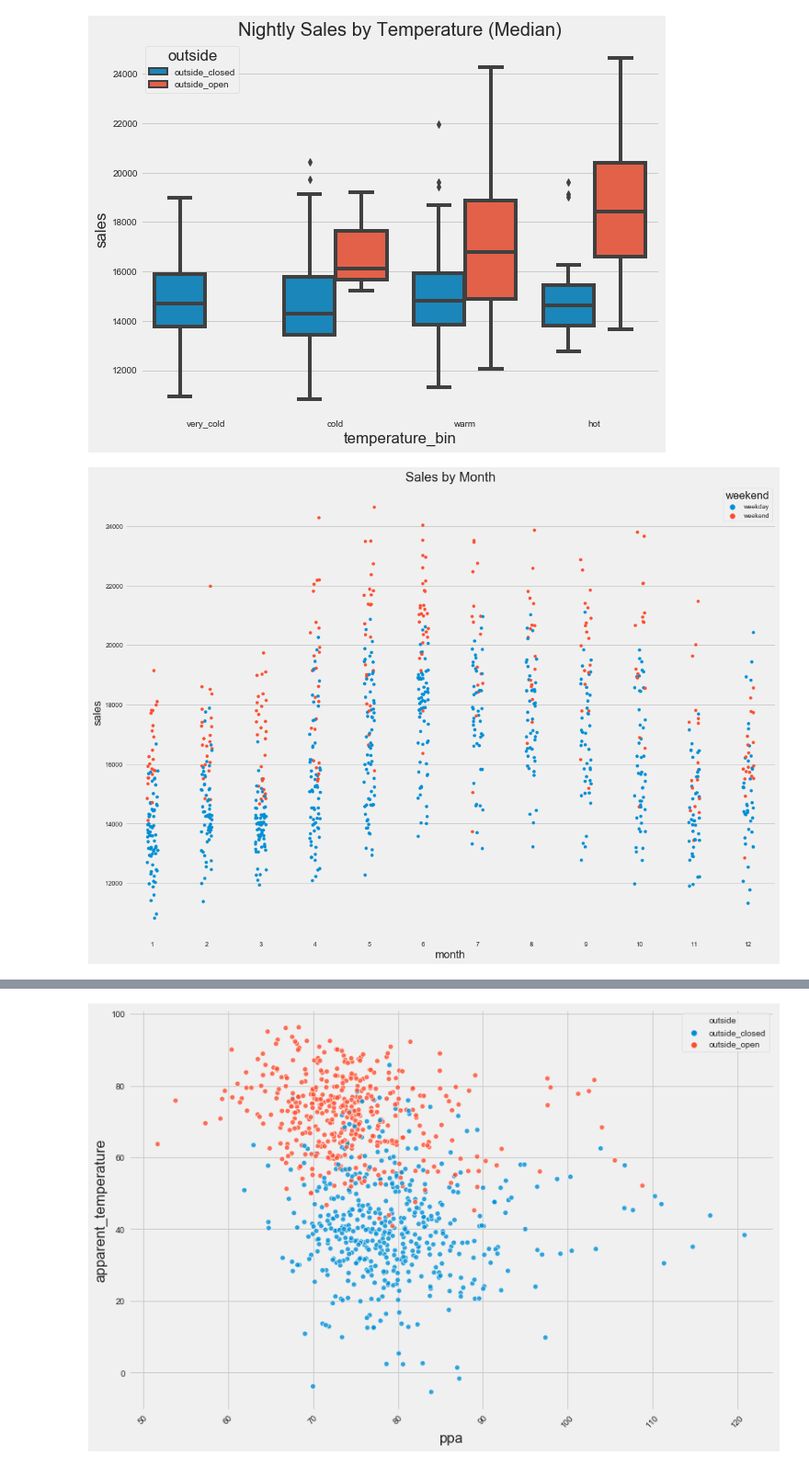
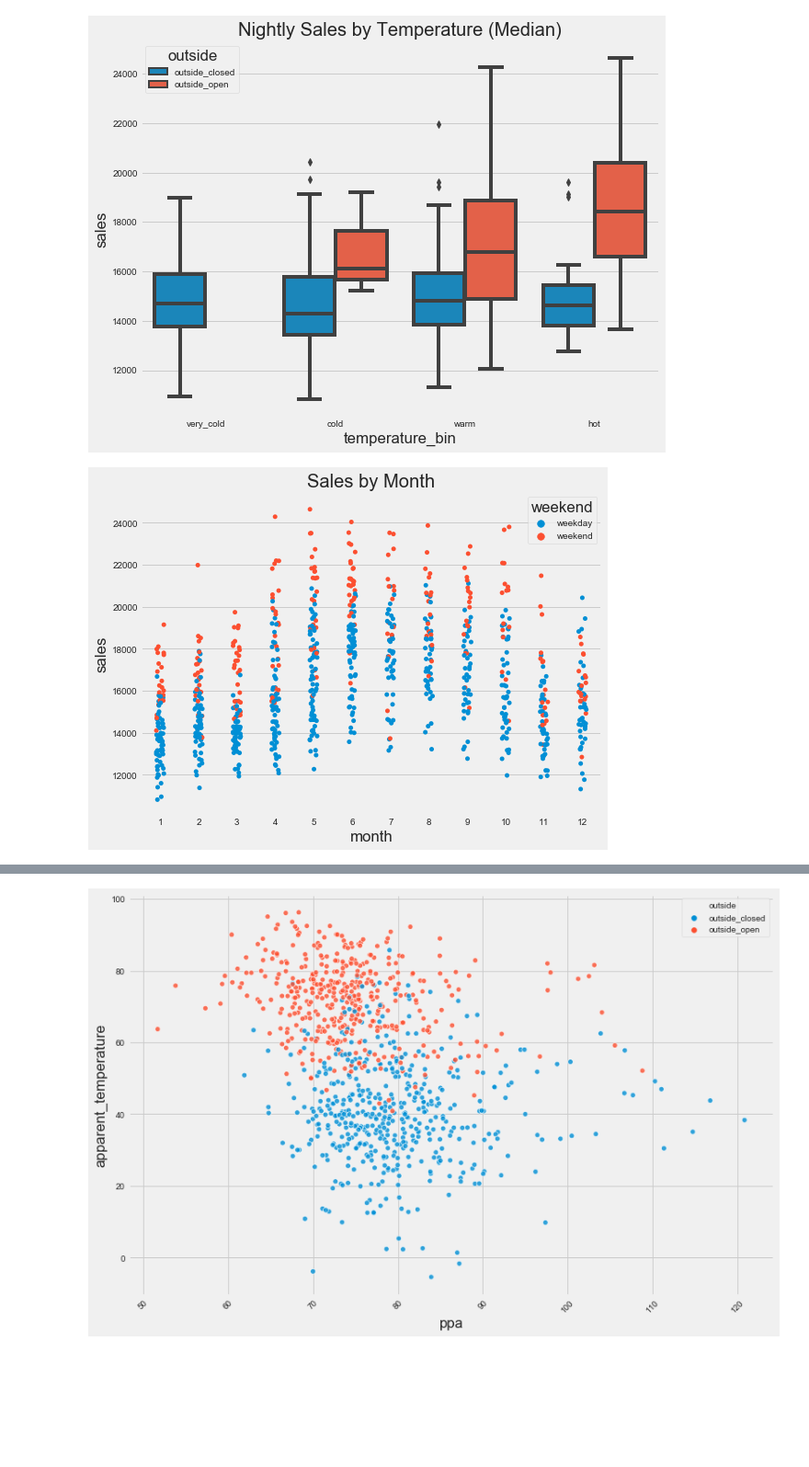
Before and after one commit to maks-p/restaurant_sales_forecasting, a Jupyter notebook: final_eda.ipynb, the cells around one changed output, grey strips where cells are left out. Shown at 92% size. Saved outputs shown, nothing was run; the diff lists cells and outputs as text; code cells hidden in the pictures; blank space fills up the shorter version.

```diff
--- a/final_eda.ipynb
+++ b/final_eda.ipynb
@@ -286,17 +287,17 @@ plt.title('Nightly Sales by Temperature (Median)');
 # %%
 df['weekend'] = np.where((df['day_of_week'] == 'Fri') | (df['day_of_week'] == 'Sat'), 'weekend', 'weekday')
 
 plt.style.use('fivethirtyeight')
-plt.figure(figsize=(16,12))
+plt.figure(figsize=(8,6))
 sns.stripplot(x='month',
                y='sales',
                hue='weekend',
                data=df
                 );
 
 plt.title('Sales by Month');
 # %% [output]
-[figure, old version]
+[figure, new version]
 # %%
 def scatter_plot(col_1, col_2, col_hue, data):
 
```
Also changed, not shown: parts of 10 cells of this notebook, 8 other files.
